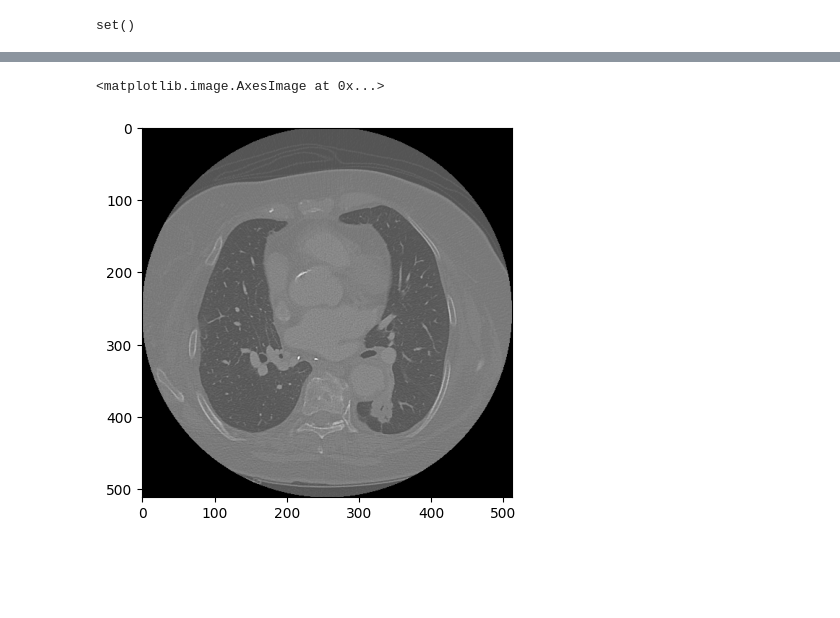
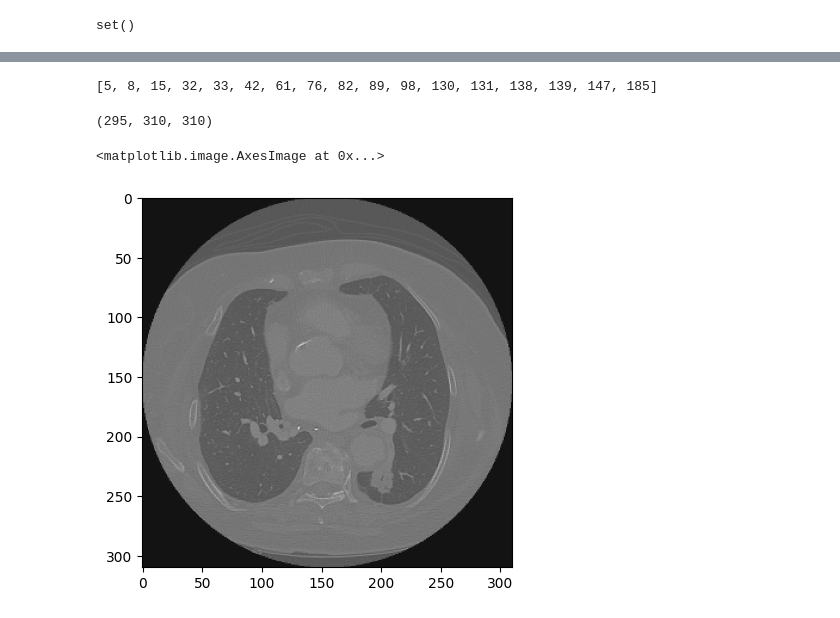
Before and after one commit to Pkaps25/nsclcrecurrence, a Jupyter notebook: ct_lung_class/scratch.ipynb, the cells around one changed output, grey strips where cells are left out. Saved outputs shown, nothing was run; the diff lists cells and outputs as text; code cells hidden in the pictures; blank space fills up the shorter version.

```diff
--- a/ct_lung_class/scratch.ipynb
+++ b/ct_lung_class/scratch.ipynb
@@ -126,5 +132,0 @@ plt.imshow(sliced[8], cmap="grey")
-# %%
-plt.imshow(sitk.GetArrayFromImage(nodule)[120], cmap="grey")
-# %% [output]
-<matplotlib.image.AxesImage at 0x...>
-[figure, removed]
@@ -130,0 +167,14 @@ plt.imshow(sitk.GetArrayFromImage(nodule)[120], cmap="grey")
+# %%
+skips
+# %% [output]
+[5, 8, 15, 32, 33, 42, 61, 76, 82, 89, 98, 130, 131, 138, 139, 147, 185]
+# %%
+import torchio as tio
+arr = sitk.GetArrayFromImage(result)
+arr = tio.ZNormalization()(np.expand_dims(arr, 0))[0]
+print(arr.shape)
+plt.imshow(arr[150], cmap="grey")
+# %% [output]
+(295, 310, 310)
+<matplotlib.image.AxesImage at 0x...>
+[figure, added]
```
Also changed, not shown: parts of 3 cells of this notebook, 4 other files.
